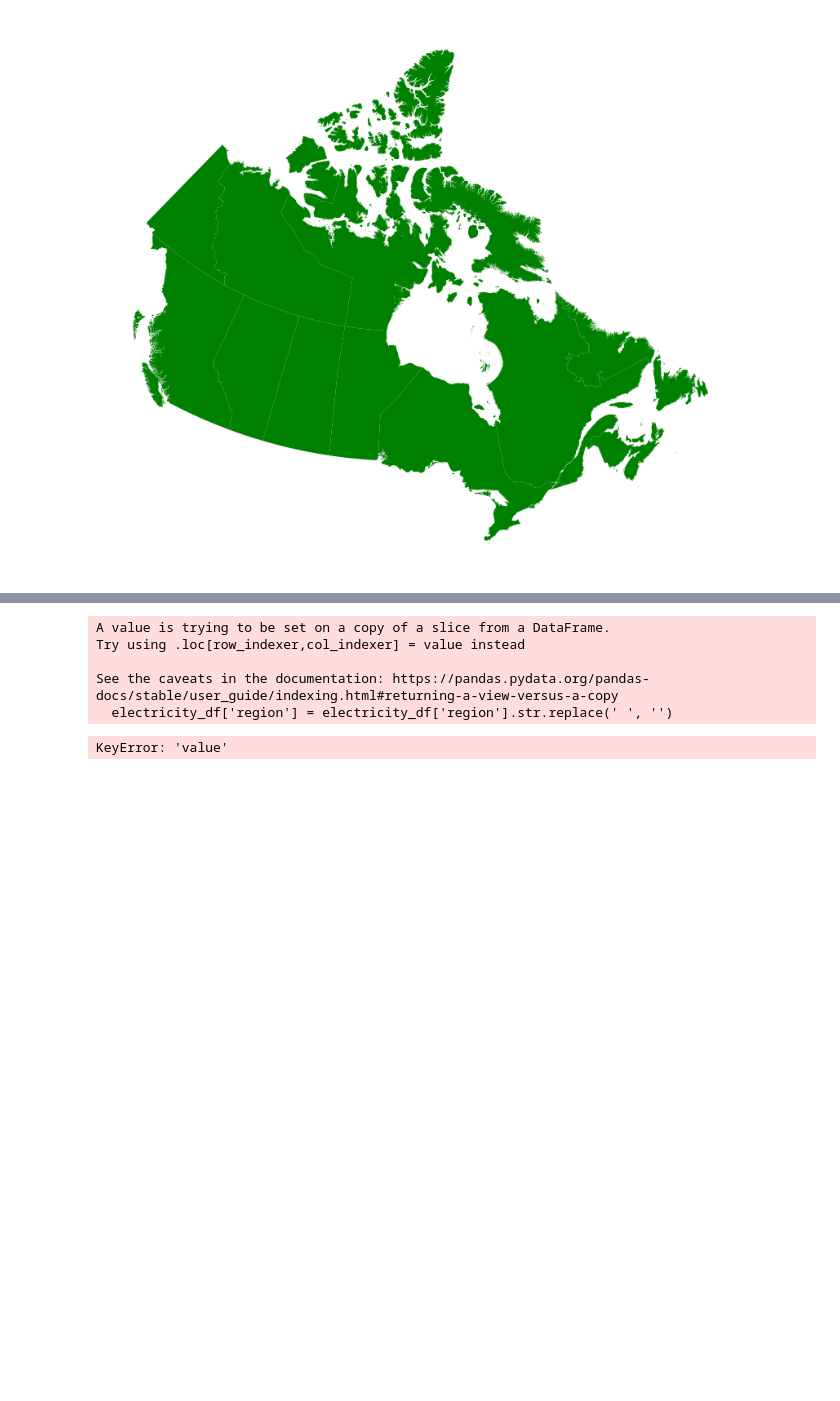
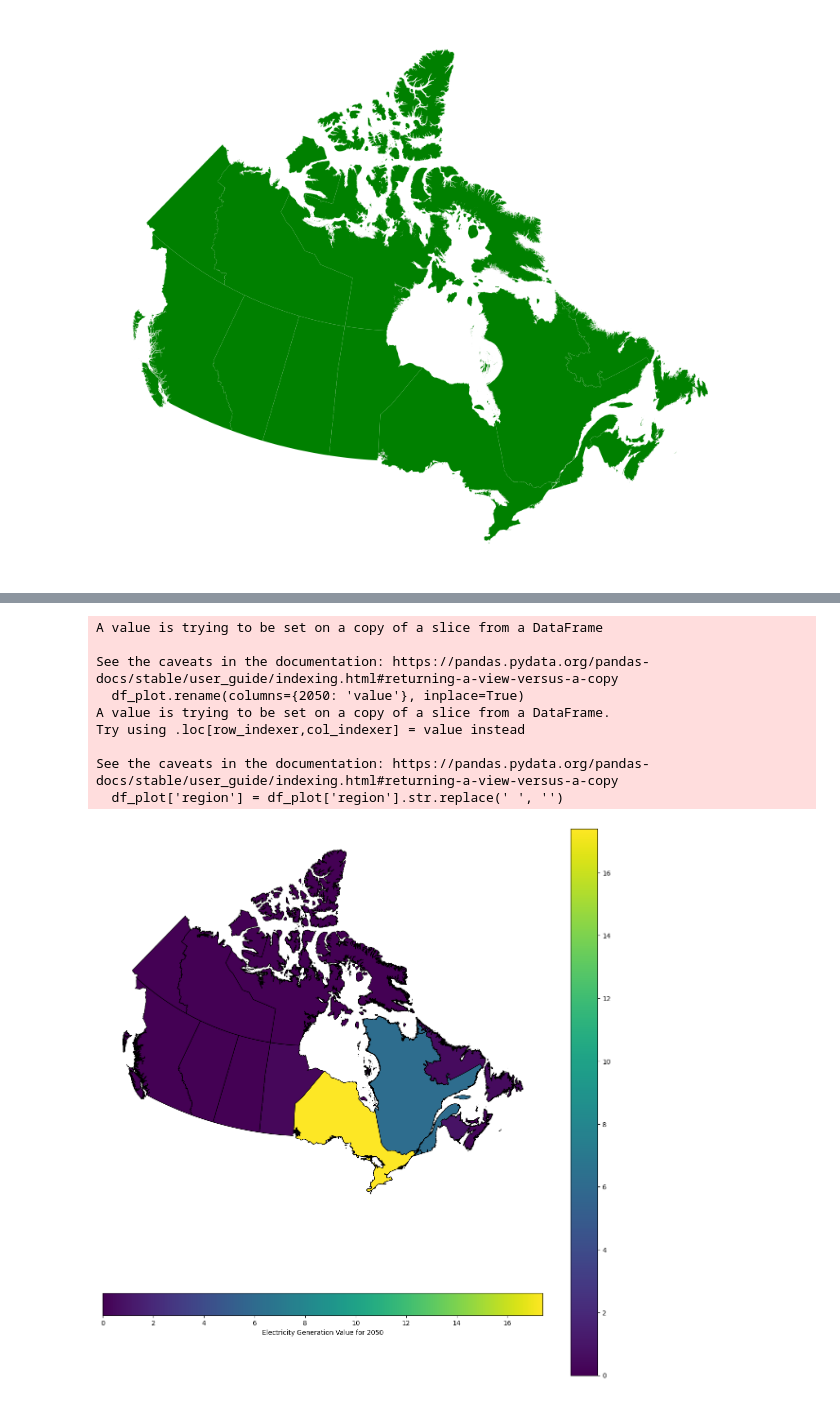
Before and after one commit to awais307/message-ix-canada, a Jupyter notebook: model/notebooks/plots.ipynb, the cells around one changed output, grey strips where cells are left out. Cells and saved outputs as stored; diff of their text form; code cells hidden in the pictures; blank space fills up the shorter version.

```diff
--- a/model/notebooks/plots.ipynb
+++ b/model/notebooks/plots.ipynb
@@ -1,9 +11,6 @@
 # %%
-import geopandas as gpd
-import matplotlib.pyplot as plt
-
 # Path to your shapefile (make sure all required files are in the same directory)
-shapefile_path = '/home/emh_2024/Documents/message-ix/output/shapefile/lpr_000b16a_e.shp'
+shapefile_path = '/Users/muhammadawais/Documents/GitHub/message-ix-canada/data/delineation/lpr_000b16a_e.shp'
 
 # Load the shapefile using geopandas
 gdf = gpd.read_file(shapefile_path)
@@ -20,0 +35,5 @@ plt.show()
+# %%
+df = pd.read_csv('/Users/muhammadawais/Documents/GitHub/message-ix-canada/model/scenarios/baseline/MESSAGEix-CA__baseline__v13.csv')
+# %%
+df_pyam = pyam.IamDataFrame(df)
+df_final = df_pyam.filter(variable = 'Final Energy*', year = 2050)
@@ -21,53 +192,42 @@ plt.show()
 # %%
-import geopandas as gpd
-import pandas as pd
-import matplotlib.pyplot as plt
-from matplotlib.offsetbox import AnchoredOffsetbox, AuxTransformBox
-from matplotlib.transforms import Affine2D
-from matplotlib import cm
 
-
-# Load the CSV file with electricity generation data
-csv_file_path = '/home/emh_2024/Documents/message-ix/output/output_dataframes/msgresults_new.csv'
-df = pd.read_csv(csv_file_path)
-
+df = df_final.timeseries().reset_index()
 # Filter the data for electricity generation values
-electricity_df = df[df['variable'].str.contains('Electricity generation')]
-
+df_plot = df[df['variable'] == 'Final Energy|coal|coal_fs|M1']
+df_plot.rename(columns={2050: 'value'}, inplace=True)
+df_plot['value'] =df_plot['value'] *8.76*3.6
 # Align the region names by removing spaces in the CSV file region column
-electricity_df['region'] = electricity_df['region'].str.replace(' ', '')
+df_plot['region'] = df_plot['region'].str.replace(' ', '')
 
 # Align with the shapefile's province names (PRENAME)
 gdf['PRENAME'] = gdf['PRENAME'].str.replace(' ', '')
 
-# Define the year to filter by (e.g., 2020 or 2050)
-year_to_filter = 2020  # Change to 2050 as needed
-
-# Filter the electricity data for the chosen year
-filtered_electricity_df = electricity_df[electricity_df['time'] == year_to_filter]
-
 # Merge the electricity generation data with the GeoDataFrame
-gdf = gdf.merge(filtered_electricity_df[['region', 'value']], left_on='PRENAME', right_on='region', how='left')
+gdf = gdf.merge(df_plot[['region', 'value']], left_on='PRENAME', right_on='region', how='left')
 
 # Create a colormap for value differences
 norm = plt.Normalize(vmin=gdf['value'].min(), vmax=gdf['value'].max())
 cmap = cm.get_cmap('viridis')
 
 # Plot the map with province polygons colored by electricity generation values for the chosen year
 fig, ax = plt.subplots(1, 1, figsize=(15, 15))
 gdf.plot(column='value', cmap='viridis', linewidth=0.8, ax=ax, edgecolor='black', legend=True)
 
 # Add a colorbar for the scale
 sm = plt.cm.ScalarMappable(cmap=cmap, norm=norm)
 sm.set_array([])  # We don't need an actual array here
-fig.colorbar(sm, ax=ax, orientation='horizontal', label=f'Electricity Generation Value for {year_to_filter}')
-
+fig.colorbar(sm, ax=ax, orientation='horizontal', label=f'Electricity Generation Value for 2050')
+ax.set_axis_off()
 # Show the plot
 plt.show()
 # %% [output]
+A value is trying to be set on a copy of a slice from a DataFrame
+
+See the caveats in the documentation: https://pandas.pydata.org/pandas-docs/stable/user_guide/indexing.html#returning-a-view-versus-a-copy
+  df_plot.rename(columns={2050: 'value'}, inplace=True)
 A value is trying to be set on a copy of a slice from a DataFrame.
 Try using .loc[row_indexer,col_indexer] = value instead
 
 See the caveats in the documentation: https://pandas.pydata.org/pandas-docs/stable/user_guide/indexing.html#returning-a-view-versus-a-copy
-  electricity_df['region'] = electricity_df['region'].str.replace(' ', '')
+  df_plot['region'] = df_plot['region'].str.replace(' ', '')
-KeyError: 'value'
+[figure, added]
```
Also changed, not shown: parts of 24 cells of this notebook, 5 other files.
